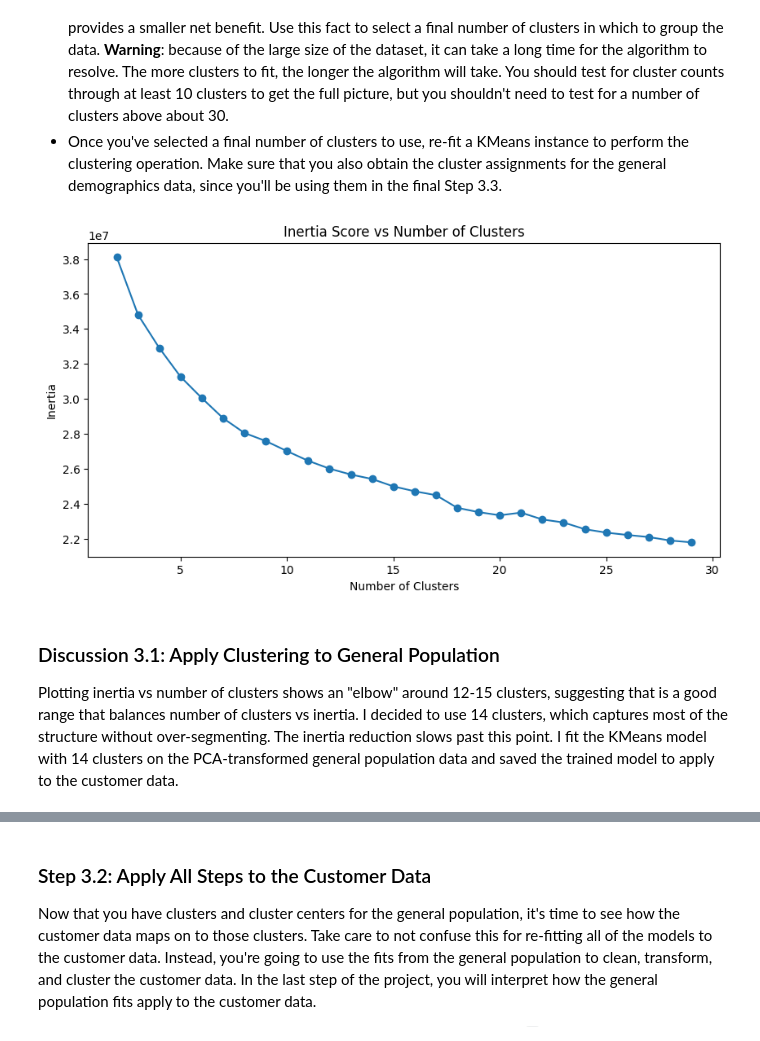
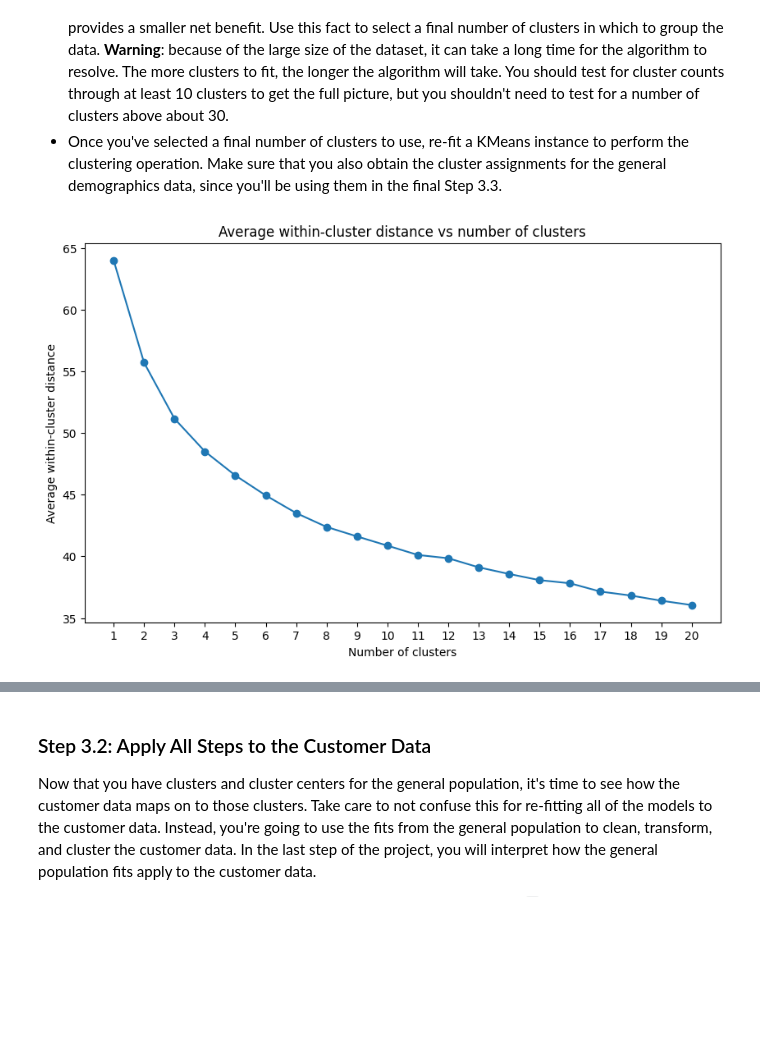
Before and after one commit to p477d343/Machine-Learning-Project, a Jupyter notebook: Creating Customer Segments with Arvato/Identify_Customer_Segments.ipynb, the cells around one changed output, grey strips where cells are left out. Saved outputs shown, nothing was run; the diff lists cells and outputs as text; code cells hidden in the pictures; blank space fills up the shorter version.

```diff
--- a/Creating Customer Segments with Arvato/Identify_Customer_Segments.ipynb
+++ b/Creating Customer Segments with Arvato/Identify_Customer_Segments.ipynb
@@ -384,5 +679,9 @@ Name: attribute, dtype: object
 # %%
 # Do whatever you need to in order to ensure that the dataframe only contains
 # the columns that should be passed to the algorithm functions.
-azdias_clean.head()
+
+# Remove mixed columns
+mixed_cols = feat_info[feat_info['type'] == 'mixed']['attribute']
+azdias_cleaned = azdias_mixed2.drop(mixed_cols, axis=1, errors='ignore')
+azdias_cleaned.info()
 # %% [output]
@@ -531,0 +916,7 @@ I saved the trained SimpleImputer and StandardScaler so they can later be used t
+# %%
+# Apply feature scaling to the general population demographics data.
+
+scaler = StandardScaler()
+df_cleaned_no_md_scaled = pd.DataFrame(scaler.fit_transform(df_cleaned_no_md),
+                                       columns=df_cleaned_no_md.columns)
+df_cleaned_no_md_scaled
@@ -542,6 +951,6 @@ from sklearn.decomposition import PCA
 
 # Apply PCA to the data.
 pca = PCA()
-azdias_pca = pca.fit(azdias_clean_scale)
+pca_transformed_data = pca.fit_transform(df_cleaned_no_md_scaled)
 # %%
 # Investigate the variance accounted for by each principal component.
@@ -653,29 +1197,34 @@ You've assessed and cleaned the demographics data, then scaled and transformed t
 - Perform the above two steps for a number of different cluster counts. You can then see how the average distance decreases with an increasing number of clusters. However, each additional cluster provides a smaller net benefit. Use this fact to select a final number of clusters in which to group the data. **Warning**: because of the large size of the dataset, it can take a long time for the algorithm to resolve. The more clusters to fit, the longer the algorithm will take. You should test for cluster counts through at least 10 clusters to get the full picture, but you shouldn't need to test for a number of clusters above about 30.
 - Once you've selected a final number of clusters to use, re-fit a KMeans instance to perform the clustering operation. Make sure that you also obtain the cluster assignments for the general demographics data, since you'll be using them in the final Step 3.3.
 # %%
+cluster_counts = list(range(1, 21))
+
+avg_dists = []
+
 # Over a number of different cluster counts...
-from sklearn.cluster import KMeans
-scores = []
-clusters_range = range(2, 30)
+for count in cluster_counts:
 
-for n_clusters in clusters_range:
     # run k-means clustering on the data and...
-    kmeans = KMeans(n_clusters=n_clusters, random_state=42)
-    kmeans.fit(azdias_pca)
+    kmeans = KMeans(n_clusters=count, n_init=10)
+    kmeans.fit(pca_transformed_data)
+
+
     # compute the average within-cluster distances.
-    scores.append(kmeans.inertia_)
+    avg_dist = np.abs(kmeans.score(pca_transformed_data)) / len(pca_transformed_data)
+    avg_dists.append(avg_dist)
 # %%
 # Investigate the change in within-cluster distance across number of clusters.
 # HINT: Use matplotlib's plot function to visualize this relationship.
 
-plt.figure(figsize=(10, 5))
-plt.plot(clusters_range, scores, marker='o')
-plt.xlabel('Number of Clusters')
-plt.ylabel('Inertia')
-plt.title('Inertia Score vs Number of Clusters')
+plt.figure(figsize=(10,6))
+plt.plot(cluster_counts, avg_dists, marker='o')
+plt.xlabel('Number of clusters')
+plt.ylabel('Average within-cluster distance')
+plt.title('Average within-cluster distance vs number of clusters')
+plt.xticks(np.arange(cluster_counts[0], cluster_counts[-1]+1, step=1))
 plt.show()
 # %% [output]
-[figure, old version]
+[figure, new version]
 # %%
 # Re-fit the k-means model with the selected number of clusters and obtain
 # cluster predictions for the general population demographics data.
@@ -685,6 +1234,0 @@ azdias_pred = model_14.predict(azdias_pca)
-# %% [markdown]
-### Discussion 3.1: Apply Clustering to General Population
-
-Plotting inertia vs number of clusters shows an "elbow" around 12-15 clusters, suggesting that is a good range that balances number of clusters vs inertia.
-I decided to use 14 clusters, which captures most of the structure without over-segmenting. The inertia reduction slows past this point.
-I fit the KMeans model with 14 clusters on the PCA-transformed general population data and saved the trained model to apply to the customer data.
```
Also changed, not shown: parts of 75 cells of this notebook, 1 other file.
